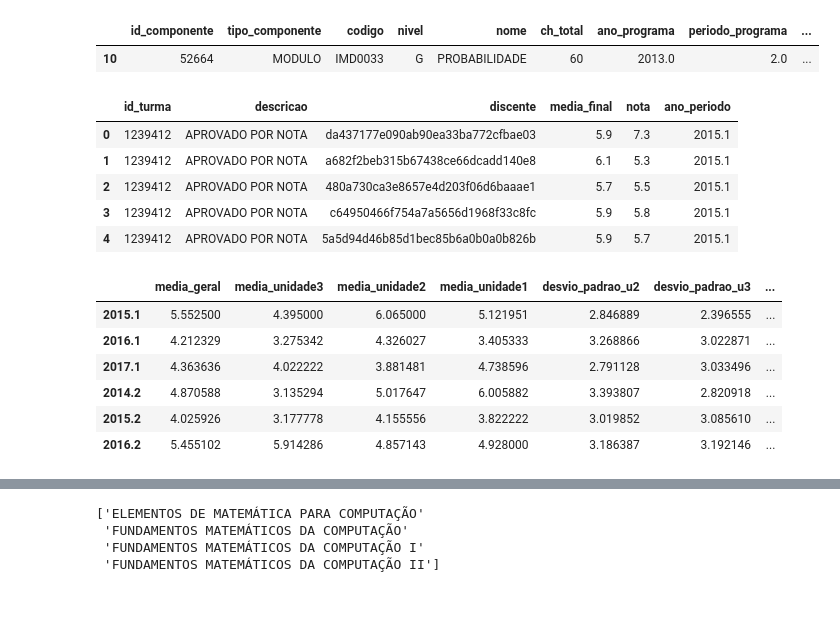
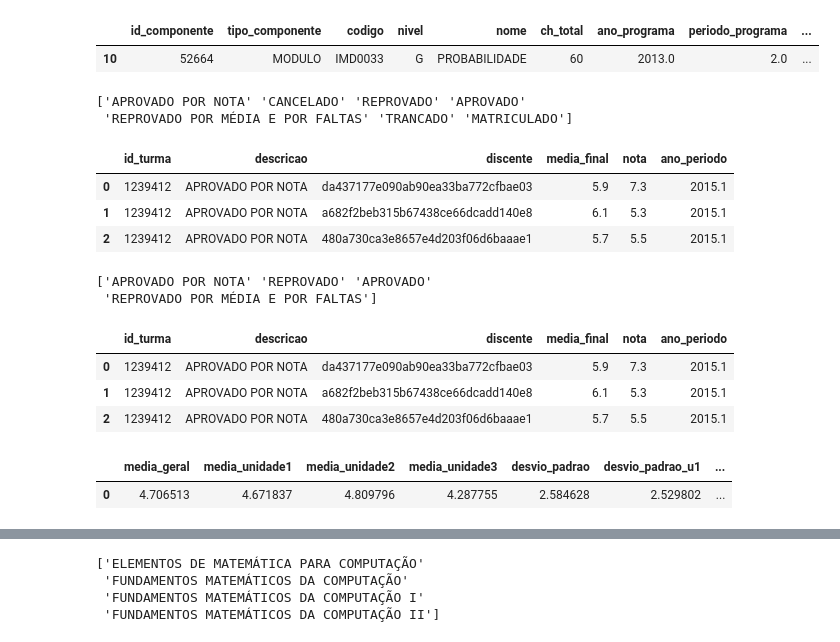
Before and after one commit to ailsonfds/IMD0033_Probabilidade, a Jupyter notebook: Atividades/Unidade 02/Trabalho_Unidade_2.ipynb, the cells around one changed output, grey strips where cells are left out. Drawn from its saved outputs; the diff is of its cells as text; code cells hidden in the pictures; blank space fills up the shorter version.

```diff
--- a/Atividades/Unidade 02/Trabalho_Unidade_2.ipynb
+++ b/Atividades/Unidade 02/Trabalho_Unidade_2.ipynb
@@ -210,55 +284,50 @@ alunos_prob_u1_df = unidade1.drop(['level_0','reposicao','unidade'],axis=1)
 alunos_prob_u2_df = unidade2.drop(['level_0','reposicao','unidade'],axis=1)
 alunos_prob_u3_df = unidade3.drop(['level_0','reposicao','unidade'],axis=1)
 
-alunos_prob_u1_df.head()
+print(alunos_prob_u1_df.descricao.unique())
+alunos_prob_u1_df.head(3)
 # %% [output]
+['APROVADO POR NOTA' 'CANCELADO' 'REPROVADO' 'APROVADO'
+ 'REPROVADO POR MÉDIA E POR FALTAS' 'TRANCADO' 'MATRICULADO']
 |  | id_turma | descricao | discente | media_final | nota | ano_periodo |
 | 0 | 1239412 | APROVADO POR NOTA | da437177e090ab90ea33ba772cfbae03 | 5.9 | 7.3 | 2015.1 |
 | 1 | 1239412 | APROVADO POR NOTA | a682f2beb315b67438ce66dcadd140e8 | 6.1 | 5.3 | 2015.1 |
 | 2 | 1239412 | APROVADO POR NOTA | 480a730ca3e8657e4d203f06d6baaae1 | 5.7 | 5.5 | 2015.1 |
-| 3 | 1239412 | APROVADO POR NOTA | c64950466f754a7a5656d1968f33c8fc | 5.9 | 5.8 | 2015.1 |
-| 4 | 1239412 | APROVADO POR NOTA | 5a5d94d46b85d1bec85b6a0b0a0b826b | 5.9 | 5.7 | 2015.1 |
+# %%
+## mantendo apenas os alunos que concluiram a disciplina
+alunos_prob_u1_df = alunos_prob_u1_df[alunos_prob_u1_df['descricao'].str.contains('APROVADO') |
+                                      alunos_prob_u1_df['descricao'].str.contains('REPROVADO')]
+alunos_prob_u2_df = alunos_prob_u2_df[alunos_prob_u2_df['descricao'].str.contains('APROVADO') |
+                                      alunos_prob_u2_df['descricao'].str.contains('REPROVADO')]
+alunos_prob_u3_df = alunos_prob_u3_df[alunos_prob_u3_df['descricao'].str.contains('APROVADO') |
+                                      alunos_prob_u3_df['descricao'].str.contains('REPROVADO')]
+print(alunos_prob_u1_df.descricao.unique())
+alunos_prob_u1_df.head(3)
+# %% [output]
+['APROVADO POR NOTA' 'REPROVADO' 'APROVADO'
+ 'REPROVADO POR MÉDIA E POR FALTAS']
+|  | id_turma | descricao | discente | media_final | nota | ano_periodo |
+| 0 | 1239412 | APROVADO POR NOTA | da437177e090ab90ea33ba772cfbae03 | 5.9 | 7.3 | 2015.1 |
+| 1 | 1239412 | APROVADO POR NOTA | a682f2beb315b67438ce66dcadd140e8 | 6.1 | 5.3 | 2015.1 |
+| 2 | 1239412 | APROVADO POR NOTA | 480a730ca3e8657e4d203f06d6baaae1 | 5.7 | 5.5 | 2015.1 |
 # %%
-## Calculando as médias e desvios padrões por semestre
-medias = {}
-std_dev = {}
-medias_df = []
-std_dev_df = []
-for semestre in alunos_probabilidade['ano_periodo'].unique():
-    semestre_df = alunos_probabilidade[alunos_probabilidade['ano_periodo'] == semestre]
-    unidade1 = semestre_df[semestre_df['unidade'] == 1.0]
-    unidade2 = semestre_df[semestre_df['unidade'] == 2.0]
-    unidade3 = semestre_df[semestre_df['unidade'] == 3.0]
-    media = {'media_geral' : np.mean(semestre_df['media_final']),
-             'media_unidade1' : np.mean(unidade1['nota']),
-             'media_unidade2' : np.mean(unidade2['nota']),
-             'media_unidade3' : np.mean(unidade3['nota'])}
-    std = {'desvio_padrao' : np.std(semestre_df['media_final']),
-           'desvio_padrao_u1' : np.std(unidade1['nota']),
-           'desvio_padrao_u2' : np.std(unidade2['nota']),
-           'desvio_padrao_u3' : np.std(unidade3['nota'])}
-    medias[semestre] = pd.DataFrame.from_dict(media,orient='index')
-    std_dev[semestre] = pd.DataFrame.from_dict(std,orient='index')
-    medias[semestre].rename(columns={0:semestre},inplace=True)
-    std_dev[semestre].rename(columns={0:semestre},inplace=True)
-    medias[semestre] = pd.DataFrame.transpose(medias[semestre]);
-    std_dev[semestre] = pd.DataFrame.transpose(std_dev[semestre]);
-    medias_df.append(medias[semestre])
-    std_dev_df.append(std_dev[semestre])
+## Calculando as médias e desvios padrões por unidades
+media_prob = {'media_geral' : np.mean(alunos_probabilidade['media_final']),
+         'media_unidade1' : np.mean(alunos_prob_u1_df['nota']),
+         'media_unidade2' : np.mean(alunos_prob_u2_df['nota']),
+         'media_unidade3' : np.mean(alunos_prob_u3_df['nota'])}
+std_prob = {'desvio_padrao' : np.std(alunos_probabilidade['media_final']),
+       'desvio_padrao_u1' : np.std(alunos_prob_u1_df['nota']),
+       'desvio_padrao_u2' : np.std(alunos_prob_u2_df['nota']),
+       'desvio_padrao_u3' : np.std(alunos_prob_u3_df['nota'])}
+medias_prob_df = pd.DataFrame.from_dict(media_prob,orient='index')
+std_prob_df = pd.DataFrame.from_dict(std_prob,orient='index')
+medias_prob = pd.DataFrame.transpose(medias_prob_df);
+std_prob = pd.DataFrame.transpose(std_prob_df);
 
-medias_df = pd.concat(medias_df)
-# medias_df.rename(columns={0:'media'},inplace=True)
-# std_dev_df = pd.merge(std_dev,direction='r')
-std_dev_df = pd.concat(std_dev_df)
-# std_dev_df.rename(columns={0:'std_deviation'},inplace=True)
-medias_prob_df = pd.concat([medias_df,std_dev_df],axis=1)
+medias_prob_df = pd.concat([medias_prob,std_prob],axis=1)
 medias_prob_df = medias_prob_df.dropna()
 medias_prob_df
 # %% [output]
-|  | media_geral | media_unidade3 | media_unidade2 | media_unidade1 | desvio_padrao_u2 | desvio_padrao_u3 | ... |
-| 2015.1 | 5.552500 | 4.395000 | 6.065000 | 5.121951 | 2.846889 | 2.396555 | ... |
-| 2016.1 | 4.212329 | 3.275342 | 4.326027 | 3.405333 | 3.268866 | 3.022871 | ... |
-| 2017.1 | 4.363636 | 4.022222 | 3.881481 | 4.738596 | 2.791128 | 3.033496 | ... |
-| 2014.2 | 4.870588 | 3.135294 | 5.017647 | 6.005882 | 3.393807 | 2.820918 | ... |
-| 2015.2 | 4.025926 | 3.177778 | 4.155556 | 3.822222 | 3.019852 | 3.085610 | ... |
-| 2016.2 | 5.455102 | 5.914286 | 4.857143 | 4.928000 | 3.186387 | 3.192146 | ... |
+|  | media_geral | media_unidade1 | media_unidade2 | media_unidade3 | desvio_padrao | desvio_padrao_u1 | ... |
+| 0 | 4.706513 | 4.671837 | 4.809796 | 4.287755 | 2.584628 | 2.529802 | ... |
```
Also changed, not shown: parts of 19 cells of this notebook.
